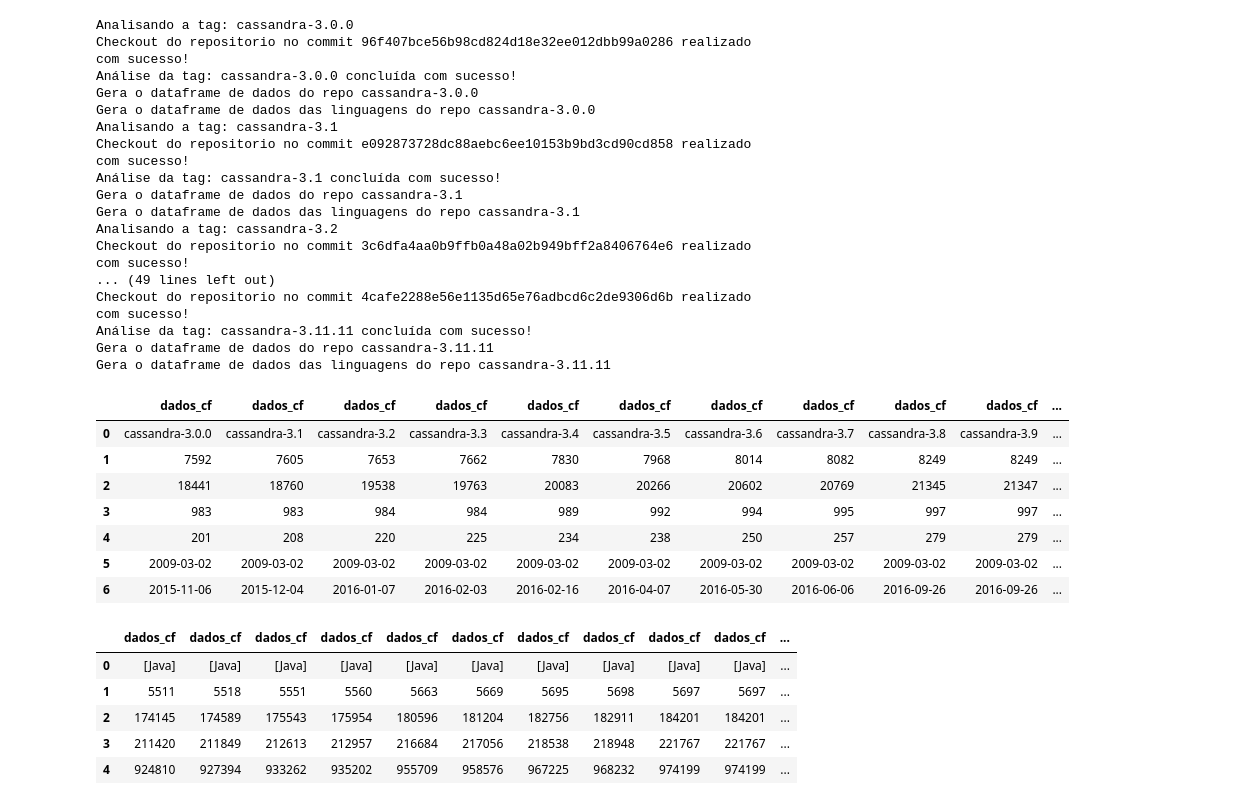
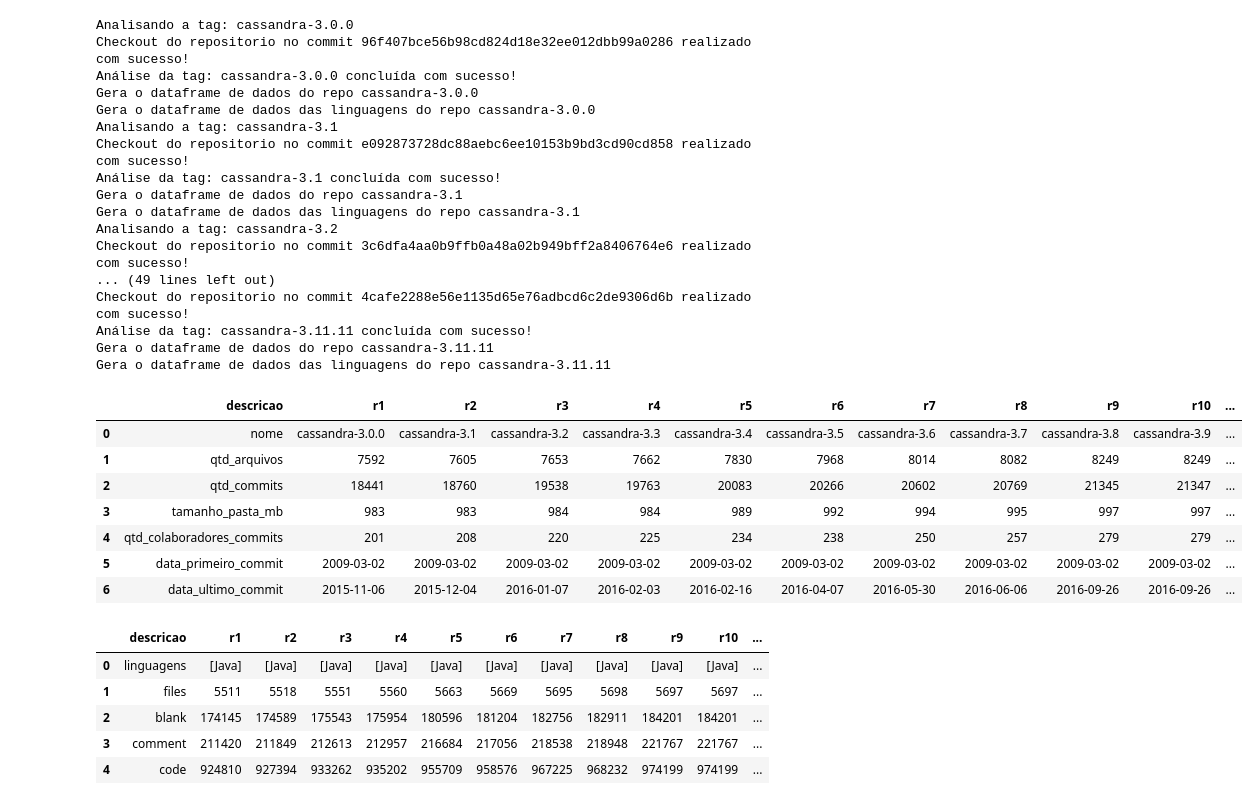
Before and after one commit to armandossrecife/teste, a Jupyter notebook: git_teste_cassandra.ipynb, the cells around one changed output. Cells and saved outputs as stored; diff of their text form; code cells hidden in the pictures.

```diff
--- a/git_teste_cassandra.ipynb
+++ b/git_teste_cassandra.ipynb
@@ -250,6 +250,8 @@ df_repo
 | 4 | qtd_colaboradores_commits | 405 | 578 |
 | 5 | data_primeiro_commit | 2009-03-02 | 2009-03-02 |
 | 6 | data_ultimo_commit | 2021-07-25 | 2023-03-10 |
+# %%
+lista_descricao_repo = df_repo['descricao'].to_list()
 # %%
 df_dados_linguagens_cf
 # %% [output]
@@ -352,29 +359,44 @@ Checkout do repositorio no commit 4cafe2288e56e1135d65e76adbcd6c2de9306d6b reali
 Análise da tag: cassandra-3.11.11 concluída com sucesso!
 Gera o dataframe de dados do repo cassandra-3.11.11
 Gera o dataframe de dados das linguagens do repo cassandra-3.11.11
+# %%
+dict_descricao1 = {
+    'descricao':lista_descricao_repo
+}
+df_descricao1 = pd.DataFrame(dict_descricao1)
+
+dict_descricao2 = {
+    'descricao':lista_descricao_dados_linguagens_cf
+}
+
+df_descricao2 = pd.DataFrame(dict_descricao2)
 # %%
 # Faz um merge dos dataframes gerados
 # df_final = df1 + df2 + ... + dfN
+lista_df_repo.insert(0, df_descricao1)
+df_dados_final = pd.concat(lista_df_repo, axis=1)
 
-df_dados_final = pd.concat(lista_df_repo, axis=1)
+lista_df_repo_linguagens.insert(0, df_descricao2)
 df_linguagens_final = pd.concat(lista_df_repo_linguagens, axis=1)
-# %%
-df_dados_final
-# %% [output]
-|  | dados_cf | dados_cf | dados_cf | dados_cf | dados_cf | dados_cf | dados_cf | dados_cf | dados_cf | dados_cf | ... |
-| 0 | cassandra-3.0.0 | cassandra-3.1 | cassandra-3.2 | cassandra-3.3 | cassandra-3.4 | cassandra-3.5 | cassandra-3.6 | cassandra-3.7 | cassandra-3.8 | cassandra-3.9 | ... |
-| 1 | 7592 | 7605 | 7653 | 7662 | 7830 | 7968 | 8014 | 8082 | 8249 | 8249 | ... |
-| 2 | 18441 | 18760 | 19538 | 19763 | 20083 | 20266 | 20602 | 20769 | 21345 | 21347 | ... |
-| 3 | 983 | 983 | 984 | 984 | 989 | 992 | 994 | 995 | 997 | 997 | ... |
-| 4 | 201 | 208 | 220 | 225 | 234 | 238 | 250 | 257 | 279 | 279 | ... |
-| 5 | 2009-03-02 | 2009-03-02 | 2009-03-02 | 2009-03-02 | 2009-03-02 | 2009-03-02 | 2009-03-02 | 2009-03-02 | 2009-03-02 | 2009-03-02 | ... |
-| 6 | 2015-11-06 | 2015-12-04 | 2016-01-07 | 2016-02-03 | 2016-02-16 | 2016-04-07 | 2016-05-30 | 2016-06-06 | 2016-09-26 | 2016-09-26 | ... |
-# %%
-df_linguagens_final
-# %% [output]
-|  | dados_cf | dados_cf | dados_cf | dados_cf | dados_cf | dados_cf | dados_cf | dados_cf | dados_cf | dados_cf | ... |
-| 0 | [Java] | [Java] | [Java] | [Java] | [Java] | [Java] | [Java] | [Java] | [Java] | [Java] | ... |
-| 1 | 5511 | 5518 | 5551 | 5560 | 5663 | 5669 | 5695 | 5698 | 5697 | 5697 | ... |
-| 2 | 174145 | 174589 | 175543 | 175954 | 180596 | 181204 | 182756 | 182911 | 184201 | 184201 | ... |
-| 3 | 211420 | 211849 | 212613 | 212957 | 216684 | 217056 | 218538 | 218948 | 221767 | 221767 | ... |
-| 4 | 924810 | 927394 | 933262 | 935202 | 955709 | 958576 | 967225 | 968232 | 974199 | 974199 | ... |
+# %%
+df_dados_final.columns = ['descricao', 'r1', 'r2', 'r3', 'r4', 'r5', 'r6', 'r7', 'r8', 'r9', 'r10', 'r11', 'r12', 'r13']
+df_dados_final
+# %% [output]
+|  | descricao | r1 | r2 | r3 | r4 | r5 | r6 | r7 | r8 | r9 | r10 | ... |
+| 0 | nome | cassandra-3.0.0 | cassandra-3.1 | cassandra-3.2 | cassandra-3.3 | cassandra-3.4 | cassandra-3.5 | cassandra-3.6 | cassandra-3.7 | cassandra-3.8 | cassandra-3.9 | ... |
+| 1 | qtd_arquivos | 7592 | 7605 | 7653 | 7662 | 7830 | 7968 | 8014 | 8082 | 8249 | 8249 | ... |
+| 2 | qtd_commits | 18441 | 18760 | 19538 | 19763 | 20083 | 20266 | 20602 | 20769 | 21345 | 21347 | ... |
+| 3 | tamanho_pasta_mb | 983 | 983 | 984 | 984 | 989 | 992 | 994 | 995 | 997 | 997 | ... |
+| 4 | qtd_colaboradores_commits | 201 | 208 | 220 | 225 | 234 | 238 | 250 | 257 | 279 | 279 | ... |
+| 5 | data_primeiro_commit | 2009-03-02 | 2009-03-02 | 2009-03-02 | 2009-03-02 | 2009-03-02 | 2009-03-02 | 2009-03-02 | 2009-03-02 | 2009-03-02 | 2009-03-02 | ... |
+| 6 | data_ultimo_commit | 2015-11-06 | 2015-12-04 | 2016-01-07 | 2016-02-03 | 2016-02-16 | 2016-04-07 | 2016-05-30 | 2016-06-06 | 2016-09-26 | 2016-09-26 | ... |
+# %%
+df_linguagens_final.columns = ['descricao', 'r1', 'r2', 'r3', 'r4', 'r5', 'r6', 'r7', 'r8', 'r9', 'r10', 'r11', 'r12', 'r13']
+df_linguagens_final
+# %% [output]
+|  | descricao | r1 | r2 | r3 | r4 | r5 | r6 | r7 | r8 | r9 | r10 | ... |
+| 0 | linguagens | [Java] | [Java] | [Java] | [Java] | [Java] | [Java] | [Java] | [Java] | [Java] | [Java] | ... |
+| 1 | files | 5511 | 5518 | 5551 | 5560 | 5663 | 5669 | 5695 | 5698 | 5697 | 5697 | ... |
+| 2 | blank | 174145 | 174589 | 175543 | 175954 | 180596 | 181204 | 182756 | 182911 | 184201 | 184201 | ... |
+| 3 | comment | 211420 | 211849 | 212613 | 212957 | 216684 | 217056 | 218538 | 218948 | 221767 | 221767 | ... |
+| 4 | code | 924810 | 927394 | 933262 | 935202 | 955709 | 958576 | 967225 | 968232 | 974199 | 974199 | ... |
```
Also changed, not shown: parts of 2 cells of this notebook.
